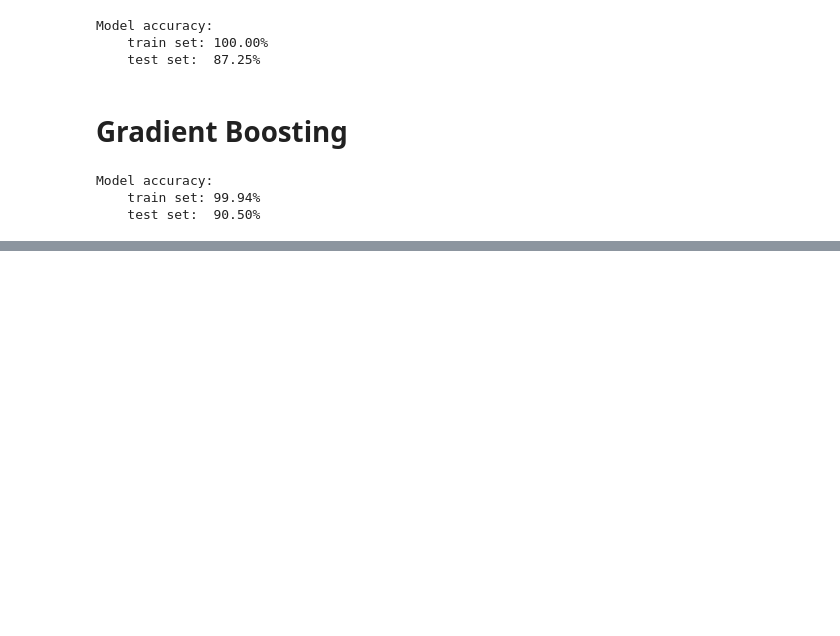
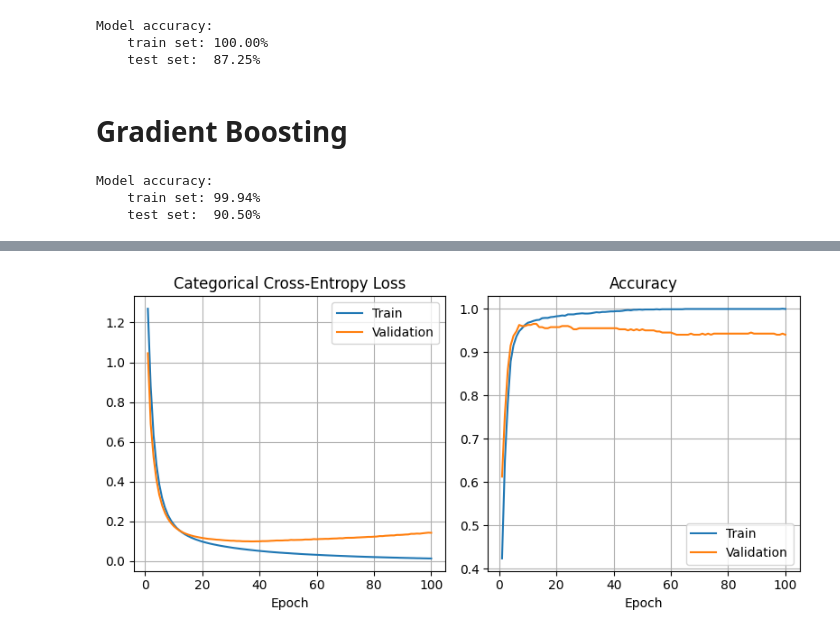
Before and after one commit to Diagileva/mobile-price-classification, a Jupyter notebook: mobile-price-classification.ipynb, the cells around one changed output, grey strips where cells are left out. Saved outputs shown, nothing was run; the diff lists cells and outputs as text; code cells hidden in the pictures; blank space fills up the shorter version.

```diff
--- a/mobile-price-classification.ipynb
+++ b/mobile-price-classification.ipynb
@@ -247,0 +365,26 @@ Model accuracy:
+# %%
+train_dataloader = DataLoader(TensorDataset(X_train, y_train), batch_size=4)
+val_dataloader = DataLoader(TensorDataset(X_test, y_test), batch_size=4)
+# %%
+model = PredictModel(input_size=20, hidden_size=16, num_classes=4)
+criterion = CrossEntropyLoss()
+optimizer = Adam(model.parameters(), lr=0.001)
+epochs = 100
+history = {"epoch": [], "loss": [], "accuracy": [], "val_loss": [], "val_accuracy": []}
+
+for epoch in range(1, epochs + 1):
+    loss, accuracy = train_one_epoch(model=model, criterion=criterion, optimizer=optimizer, dataloader=train_dataloader)
+    val_loss, val_accuracy = validate_one_epoch(model=model, criterion=criterion, dataloader=val_dataloader)
+    print(
+        f"Epoch {epoch:03d}/{epochs}: "
+        f"loss {loss:.04f} - accuracy {accuracy:.4f} - "
+        f"val loss - {val_loss:.04f} - val accuracy {val_accuracy:.4f}"
+    )
+    history["epoch"].append(epoch)
+    history["loss"].append(loss)
+    history["accuracy"].append(accuracy)
+    history["val_loss"].append(val_loss)
+    history["val_accuracy"].append(val_accuracy)
+
+
+torch.save(model.state_dict(), "model.pt")
@@ -247,0 +409,21 @@ Model accuracy:
+# %%
+fig, ax = plt.subplots(nrows=1, ncols=2, figsize=(8, 4))
+
+ax[0].plot(history["epoch"], history["loss"], label="Train")
+ax[0].plot(history["epoch"], history["val_loss"], label="Validation")
+ax[0].legend()
+ax[0].grid()
+ax[0].set_xlabel("Epoch")
+ax[0].set_title("Categorical Cross-Entropy Loss")
+
+ax[1].plot(history["epoch"], history["accuracy"], label="Train")
+ax[1].plot(history["epoch"], history["val_accuracy"], label="Validation")
+ax[1].legend()
+ax[1].grid()
+ax[1].set_xlabel("Epoch")
+ax[1].set_title("Accuracy")
+
+fig.tight_layout()
+fig.show()
+# %% [output]
+[figure, added]
```
Also changed, not shown: parts of 13 cells of this notebook.
